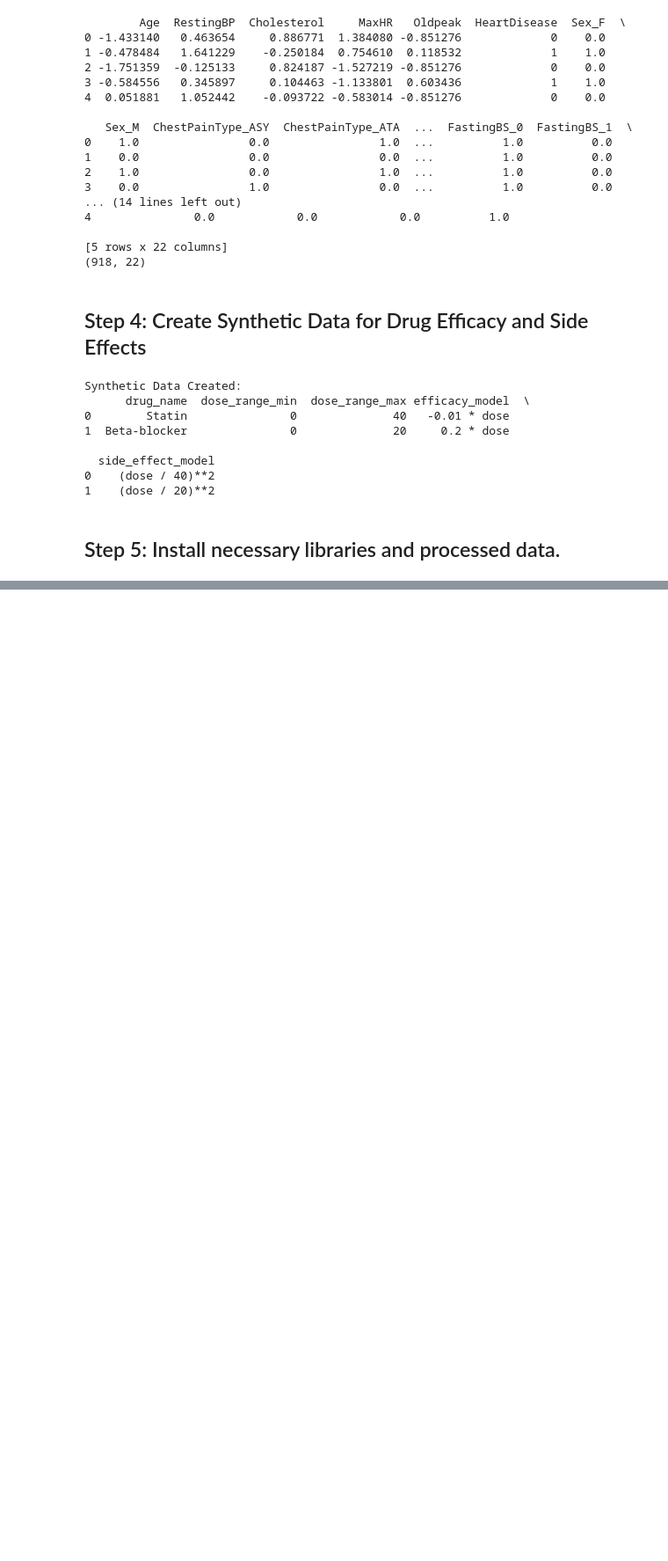
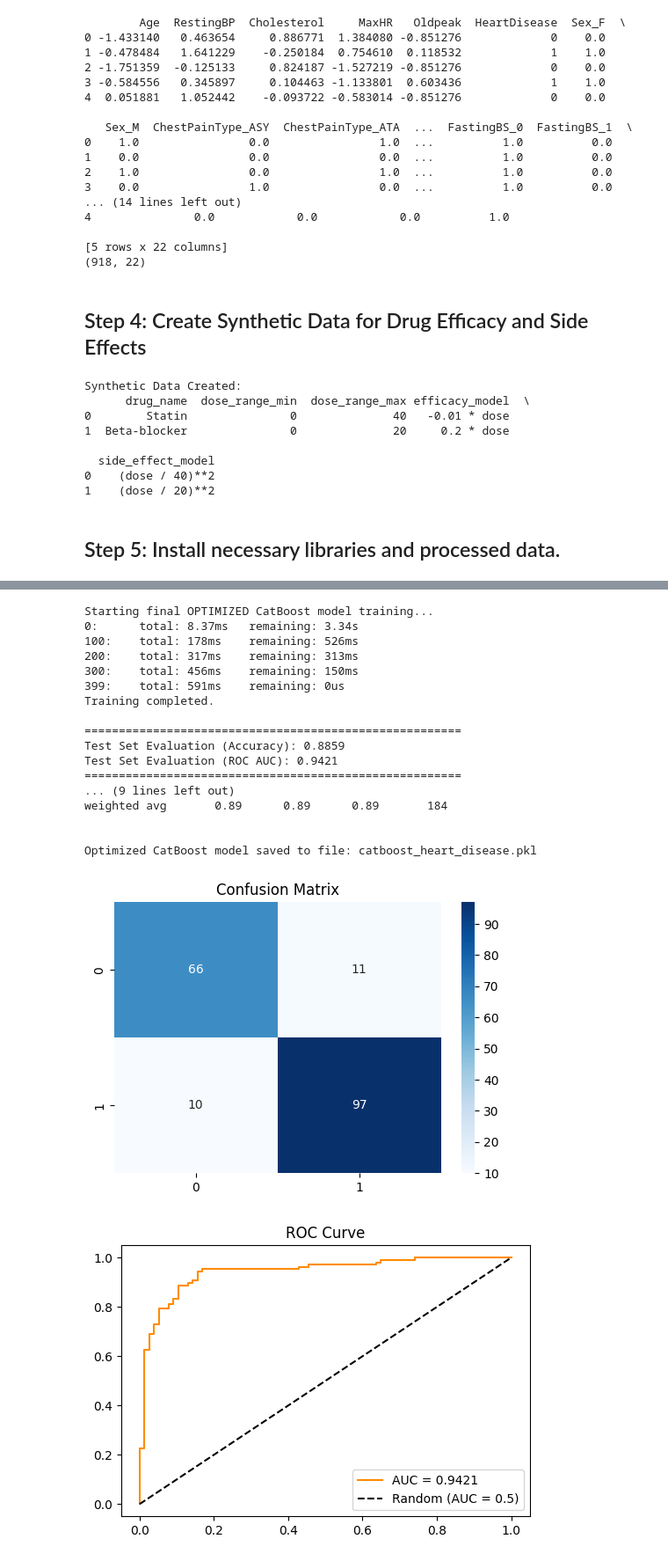
Before and after one commit to NguyenBuiHongTien/CVD_ML, a Jupyter notebook: CDV.ipynb, the cells around one changed output, grey strips where cells are left out. Shown at 88% size. Cells and saved outputs as stored; diff of their text form; code cells hidden in the pictures; blank space fills up the shorter version.

```diff
--- a/CDV.ipynb
+++ b/CDV.ipynb
@@ -252,3 +301,0 @@ y_test = pd.read_csv('data/y_test.csv')
-# %%
-model = CatBoostClassifier(iterations=100, learning_rate=0.1, depth=6, verbose=0)
-model.fit(X_train, y_train)
@@ -296,0 +375,75 @@ model.save_model('models/catboost_preliminary.cbm')
+# %%
+# 1. Initialize the final CatBoost model with the best parameters
+final_catboost = CatBoostClassifier(
+    **best_params,
+    verbose=100,
+    random_state=42,
+    loss_function='Logloss',
+    eval_metric='AUC',
+    early_stopping_rounds=50
+)
+
+# 2. Build the final Pipeline (Pipeline contains only the classifier since data is pre-processed)
+final_pipeline = Pipeline(steps=[
+    # Note: If you want to include preprocessing steps like Scaling/OHE,
+    # you must load the raw data and include ColumnTransformer here.
+    ('classifier', final_catboost)
+])
+
+print("\nStarting final OPTIMIZED CatBoost model training...")
+final_pipeline.fit(X_train, y_train)
+print("Training completed.")
+
+# 3. Evaluate on the test set
+y_pred = final_pipeline.predict(X_test)
+y_prob = final_pipeline.predict_proba(X_test)[:, 1]
+
+auc_roc = roc_auc_score(y_test, y_prob)
+accuracy = accuracy_score(y_test, y_pred)
+
+print("\n=======================================================")
+print(f"Test Set Evaluation (Accuracy): {accuracy:.4f}")
+print(f"Test Set Evaluation (ROC AUC): {auc_roc:.4f}")
+print("=======================================================")
+
+print("\nClassification Report:\n", classification_report(y_test, y_pred))
+
+# 4. Save the optimized CatBoost model as .pkl
+MODEL_FILENAME = 'catboost_heart_disease.pkl'
+joblib.dump(final_pipeline, MODEL_FILENAME)
+print(f"\nOptimized CatBoost model saved to file: {MODEL_FILENAME}")
+
+# 5. Visualization
+cm = confusion_matrix(y_test, y_pred)
+plt.figure(figsize=(6, 4))
+sns.heatmap(cm, annot=True, fmt='d', cmap='Blues')
+plt.title('Confusion Matrix')
+plt.show()
+
+fpr, tpr, _ = roc_curve(y_test, y_prob)
+plt.figure(figsize=(6, 4))
+plt.plot(fpr, tpr, label=f'AUC = {auc_roc:.4f}', color='darkorange')
+plt.plot([0, 1], [0, 1], 'k--', label='Random (AUC = 0.5)')
+plt.title('ROC Curve')
+plt.legend(loc='lower right')
+plt.show()
+# %% [output]
+Starting final OPTIMIZED CatBoost model training...
+0:      total: 8.37ms   remaining: 3.34s
+100:    total: 178ms    remaining: 526ms
+200:    total: 317ms    remaining: 313ms
+300:    total: 456ms    remaining: 150ms
+399:    total: 591ms    remaining: 0us
+Training completed.
+
+=======================================================
+Test Set Evaluation (Accuracy): 0.8859
+Test Set Evaluation (ROC AUC): 0.9421
+=======================================================
+... (9 lines left out)
+weighted avg       0.89      0.89      0.89       184
+
+
+Optimized CatBoost model saved to file: catboost_heart_disease.pkl
+[figure, added]
+[figure, added]
```
Also changed, not shown: parts of 13 cells of this notebook.
